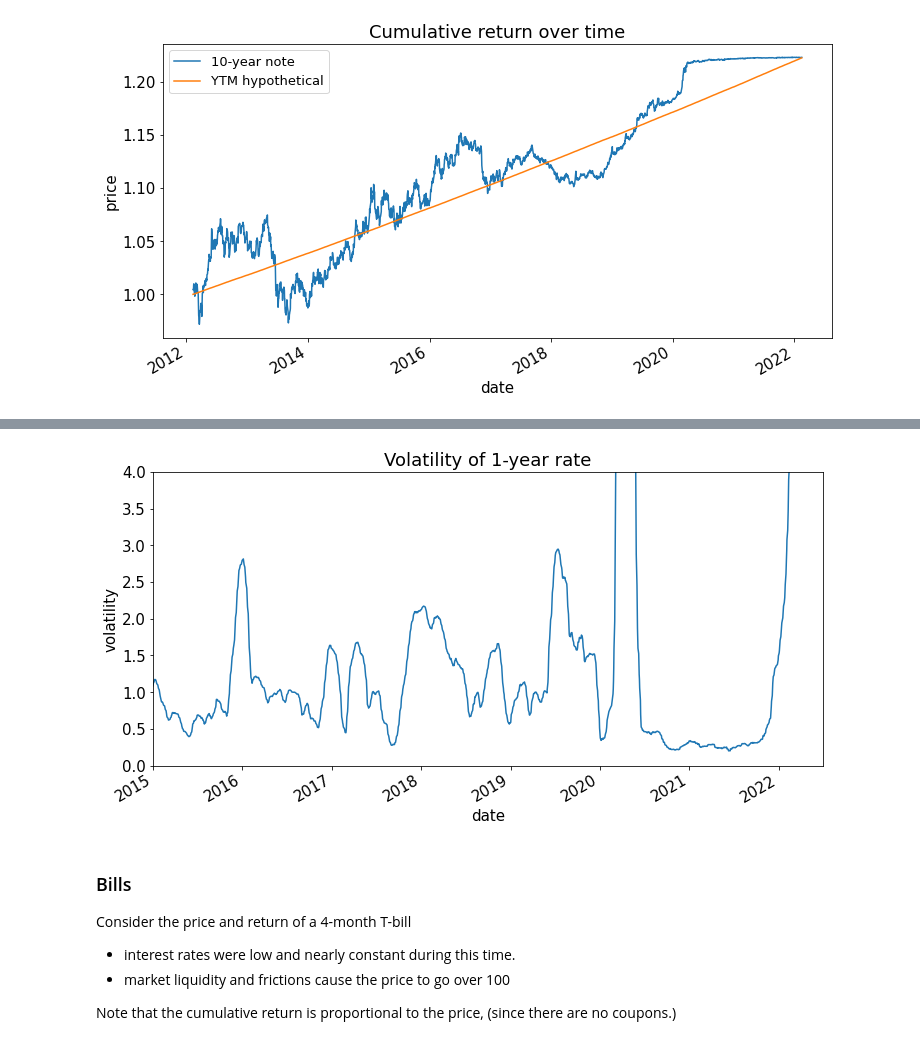
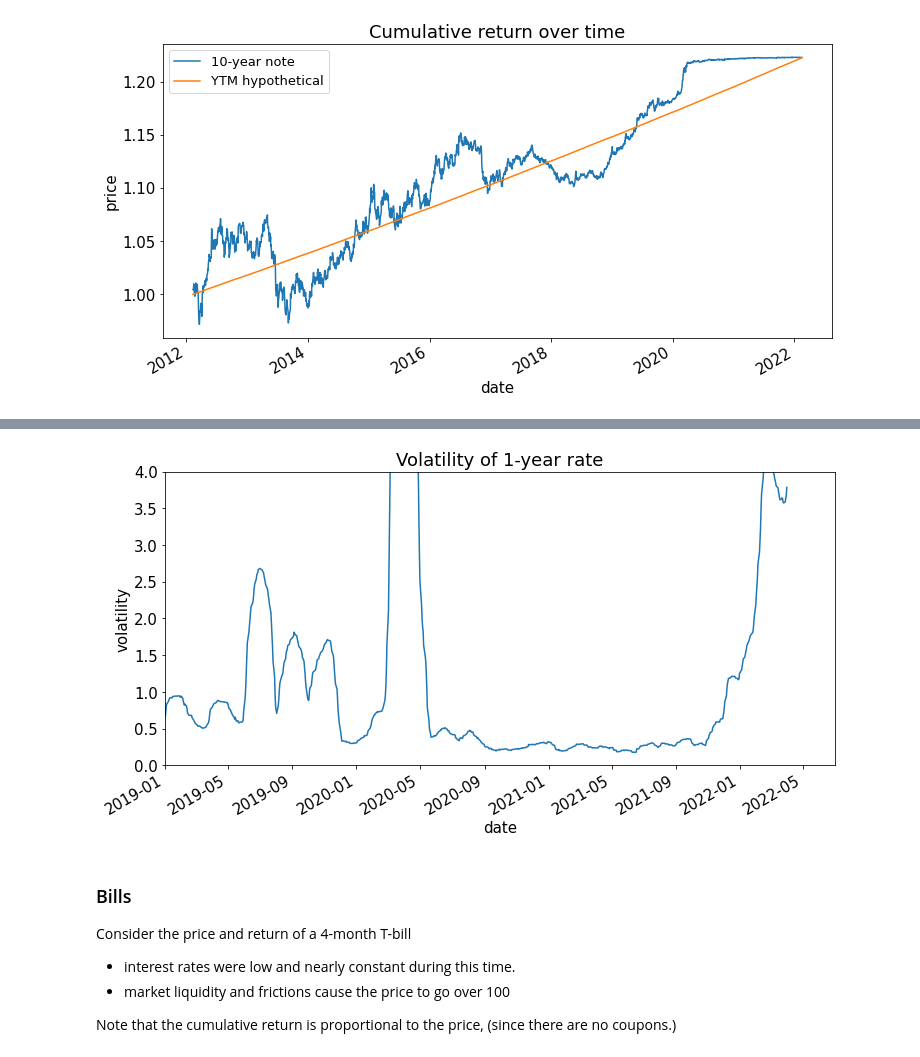
Before and after one commit to MarkHendricks/drw-markets, a Jupyter notebook: notebooks/A.3. Interest Rate Risk.ipynb, the cells around one changed output, grey strips where cells are left out. Cells and saved outputs as stored; diff of their text form; code cells hidden in the pictures.

```diff
--- a/discussions/A.3. Interest Rate Risk.ipynb
+++ b/notebooks/A.3. Interest Rate Risk.ipynb
@@ -112,9 +124,11 @@ Furthermore, note that the price and return graphs above show little variation s
 # %%
-yield_vol = yields[1].rolling(21*3).std()*np.sqrt(252)
-yield_vol.plot(xlim=('2015-01-01','2022-06-30'),ylim=(0,4),xlabel='date',ylabel='volatility',title='Volatility of 1-year rate')
+TRADING_DAYS_YEAR = 252
+TRADING_DAYS_MONTH = 21
+yield_vol = yields[1].rolling(TRADING_DAYS_MONTH * 2).std()*np.sqrt(TRADING_DAYS_YEAR)
+yield_vol.plot(xlim=('2019-01-01','2022-06-30'),ylim=(0,4),xlabel='date',ylabel='volatility',title='Volatility of 1-year rate')
 plt.show()
 # %% [output]
-[figure, old version]
+[figure, new version]
 # %% [markdown]
 ### Bills
 
```
Also changed, not shown: parts of 3 cells of this notebook, 19 other files.
